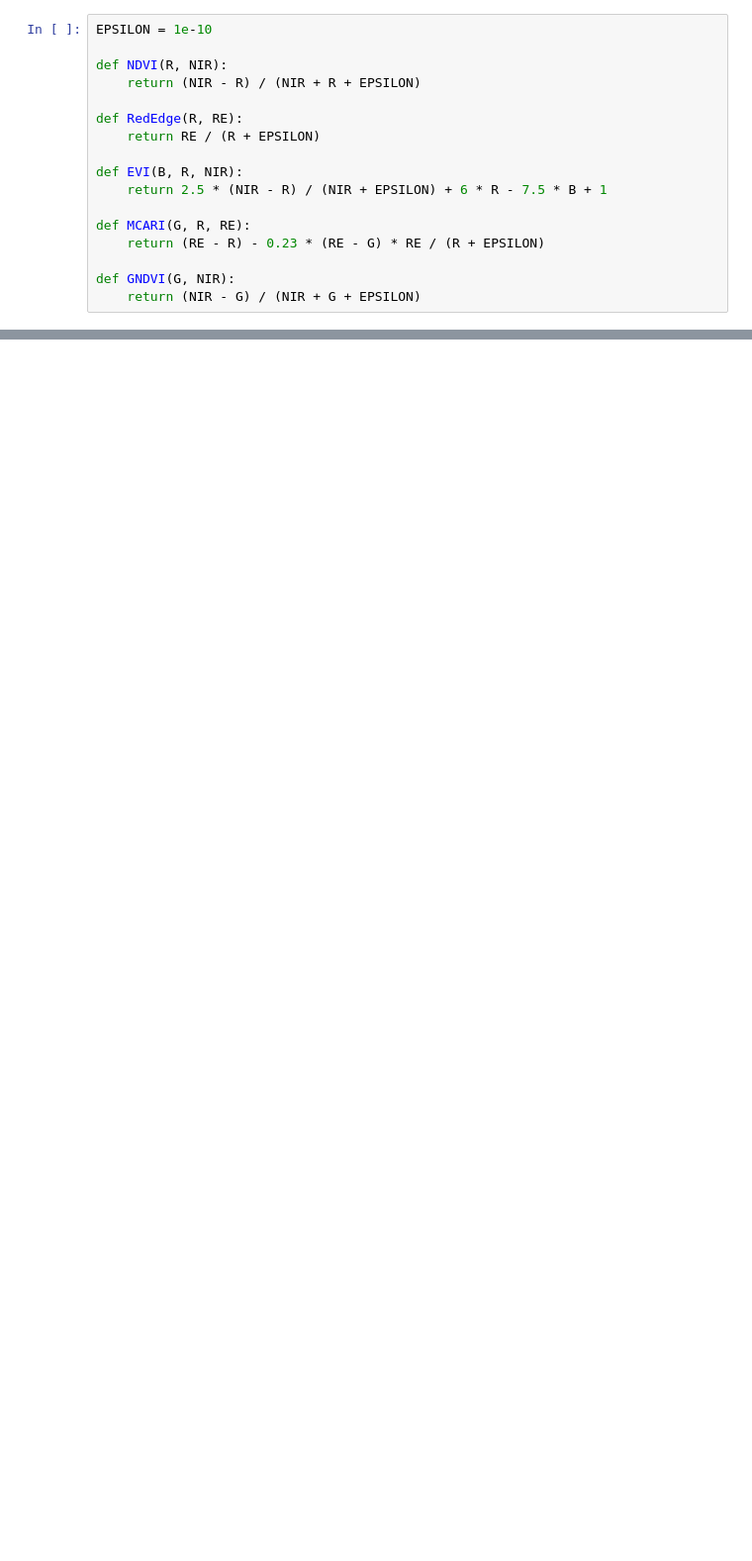
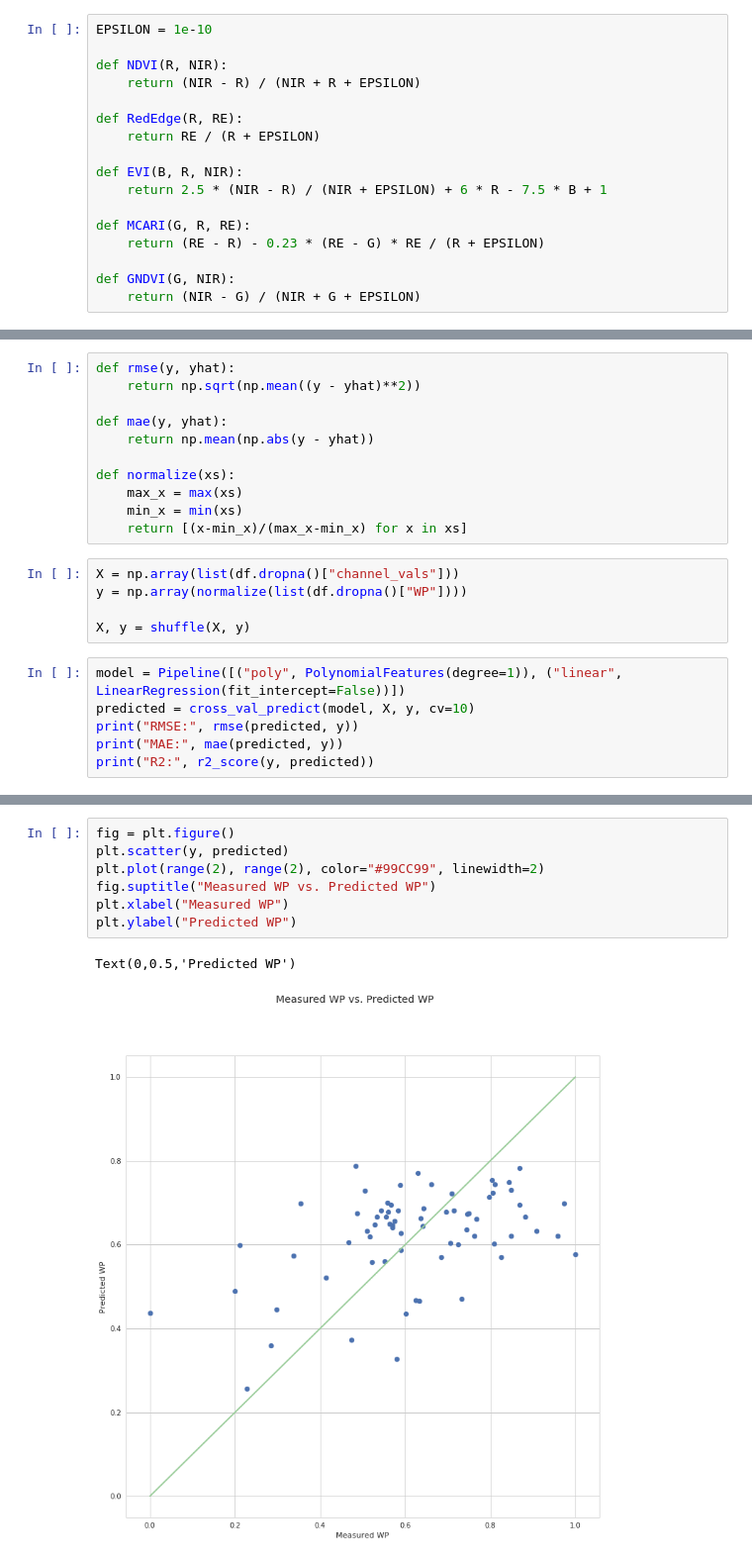
Before and after one commit to cheripai/thesis, a Jupyter notebook: notebooks/Orange_Raster_Analysis.ipynb, the cells around one changed output, grey strips where cells are left out. Shown: that part at 99% size. Drawn from its saved outputs; the diff is of its cells as text; blank space fills up the shorter version.

Commit message:
Add regression models

```diff
--- a/notebooks/Orange_Raster_Analysis.ipynb
+++ b/notebooks/Orange_Raster_Analysis.ipynb
@@ -167,0 +147,22 @@ ax.set(xlabel="NDVI", ylabel="Leaf Count")
+# %%
+def rmse(y, yhat):
+    return np.sqrt(np.mean((y - yhat)**2))
+
+def mae(y, yhat):
+    return np.mean(np.abs(y - yhat))
+
+def normalize(xs):
+    max_x = max(xs)
+    min_x = min(xs)
+    return [(x-min_x)/(max_x-min_x) for x in xs]
+# %%
+X = np.array(list(df.dropna()["channel_vals"]))
+y = np.array(normalize(list(df.dropna()["WP"])))
+
+X, y = shuffle(X, y)
+# %%
+model = Pipeline([("poly", PolynomialFeatures(degree=1)), ("linear", LinearRegression(fit_intercept=False))])
+predicted = cross_val_predict(model, X, y, cv=10)
+print("RMSE:", rmse(predicted, y))
+print("MAE:", mae(predicted, y))
+print("R2:", r2_score(y, predicted))
@@ -167,0 +173,10 @@ ax.set(xlabel="NDVI", ylabel="Leaf Count")
+# %%
+fig = plt.figure()
+plt.scatter(y, predicted)
+plt.plot(range(2), range(2), color="#99CC99", linewidth=2)
+fig.suptitle("Measured WP vs. Predicted WP")
+plt.xlabel("Measured WP")
+plt.ylabel("Predicted WP")
+# %% [output]
+Text(0,0.5,'Predicted WP')
+[figure, added]
```
Also changed, not shown: parts of 33 cells of this notebook.
